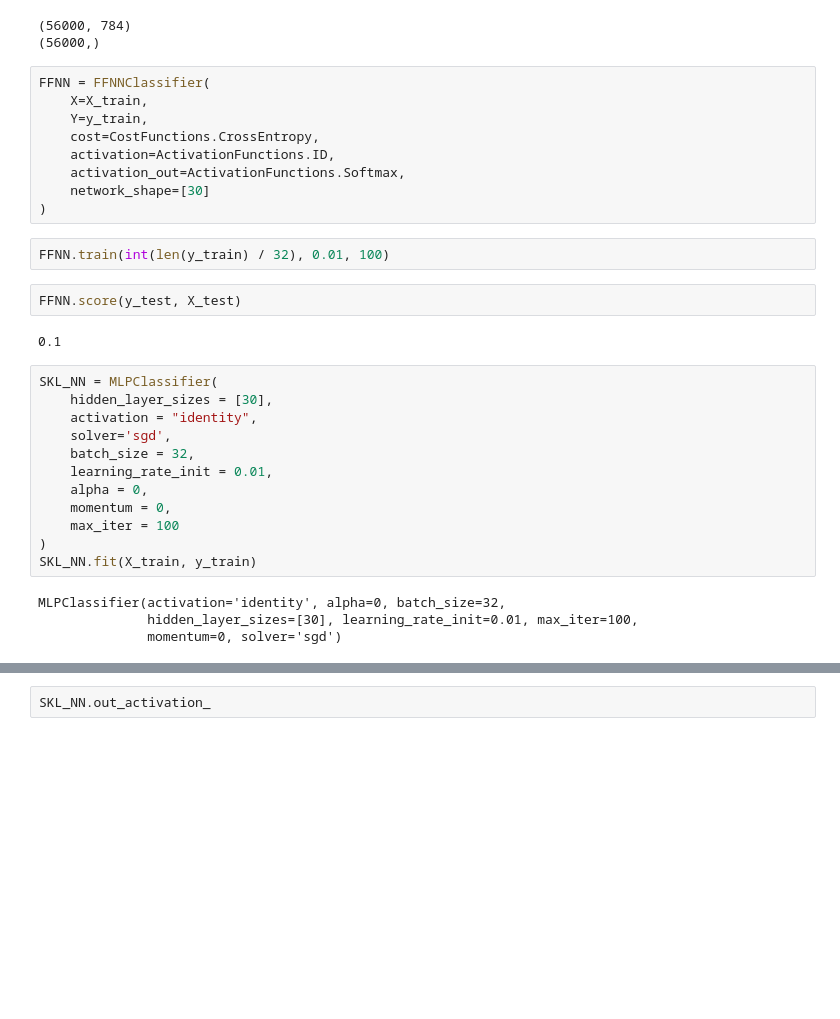
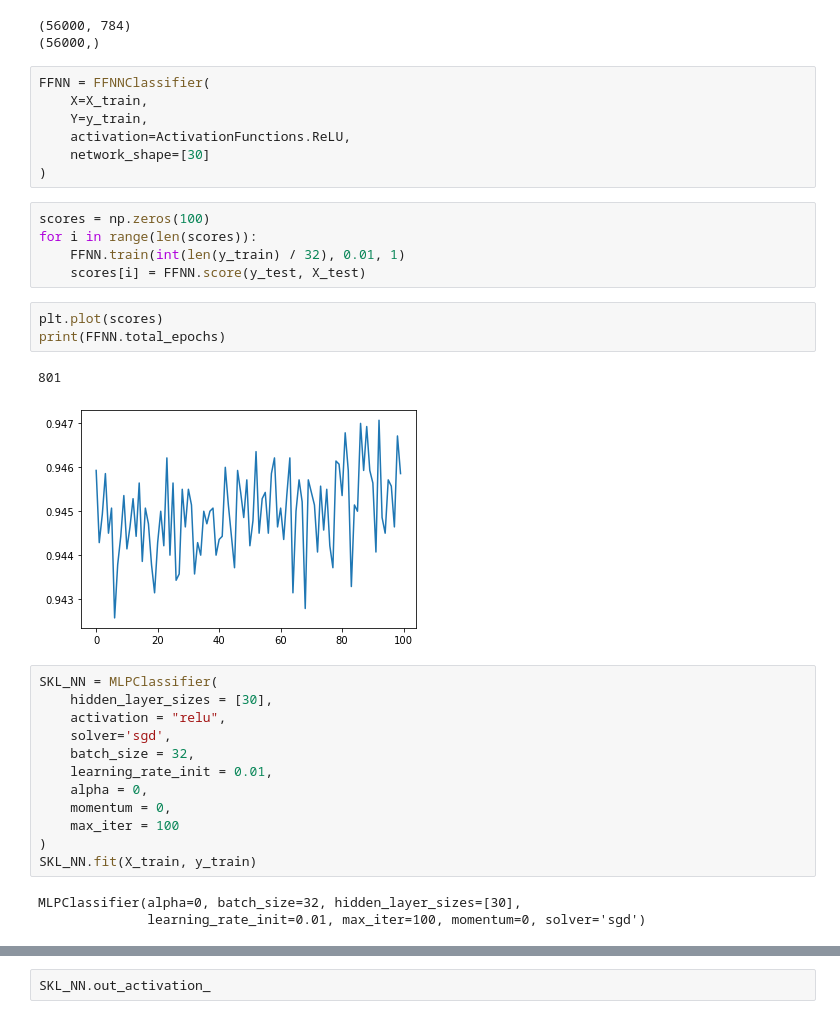
Before and after one commit to nicholaskarlsen/FYS-STK4155, a Jupyter notebook: project_2/notebooks/MNIST.ipynb, the cells around one changed output, grey strips where cells are left out. Cells and saved outputs as stored; diff of their text form; blank space fills up the shorter version.

```diff
--- a/project_2/notebooks/MNIST.ipynb
+++ b/project_2/notebooks/MNIST.ipynb
@@ -51,21 +51,24 @@ print(y_train.shape)
 FFNN = FFNNClassifier(
     X=X_train,
     Y=y_train,
-    cost=CostFunctions.CrossEntropy,
-    activation=ActivationFunctions.ID,
-    activation_out=ActivationFunctions.Softmax,
+    activation=ActivationFunctions.ReLU,
     network_shape=[30]
 )
-# %%
-FFNN.train(int(len(y_train) / 32), 0.01, 100)
-# %%
-FFNN.score(y_test, X_test)
-# %% [output]
-0.1
+# %%
+scores = np.zeros(100)
+for i in range(len(scores)):
+    FFNN.train(int(len(y_train) / 32), 0.01, 1)
+    scores[i] = FFNN.score(y_test, X_test)
+# %%
+plt.plot(scores)
+print(FFNN.total_epochs)
+# %% [output]
+801
+[figure, added]
 # %%
 SKL_NN = MLPClassifier(
     hidden_layer_sizes = [30],
-    activation = "identity",
+    activation = "relu",
     solver='sgd',
     batch_size = 32,
     learning_rate_init = 0.01,
@@ -75,9 +78,8 @@ SKL_NN = MLPClassifier(
 )
 SKL_NN.fit(X_train, y_train)
 # %% [output]
-MLPClassifier(activation='identity', alpha=0, batch_size=32,
-              hidden_layer_sizes=[30], learning_rate_init=0.01, max_iter=100,
-              momentum=0, solver='sgd')
+MLPClassifier(alpha=0, batch_size=32, hidden_layer_sizes=[30],
+              learning_rate_init=0.01, max_iter=100, momentum=0, solver='sgd')
 # %%
 SKL_NN.score(X_test, y_test)
 # %% [output]
```
Also changed, not shown: parts of 4 cells of this notebook, 1 other file.
